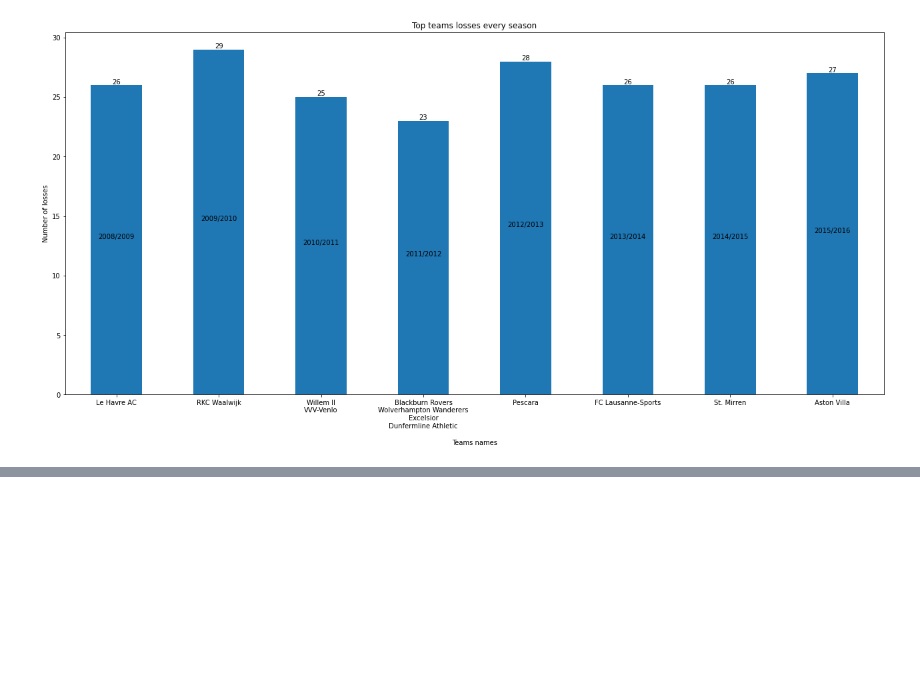
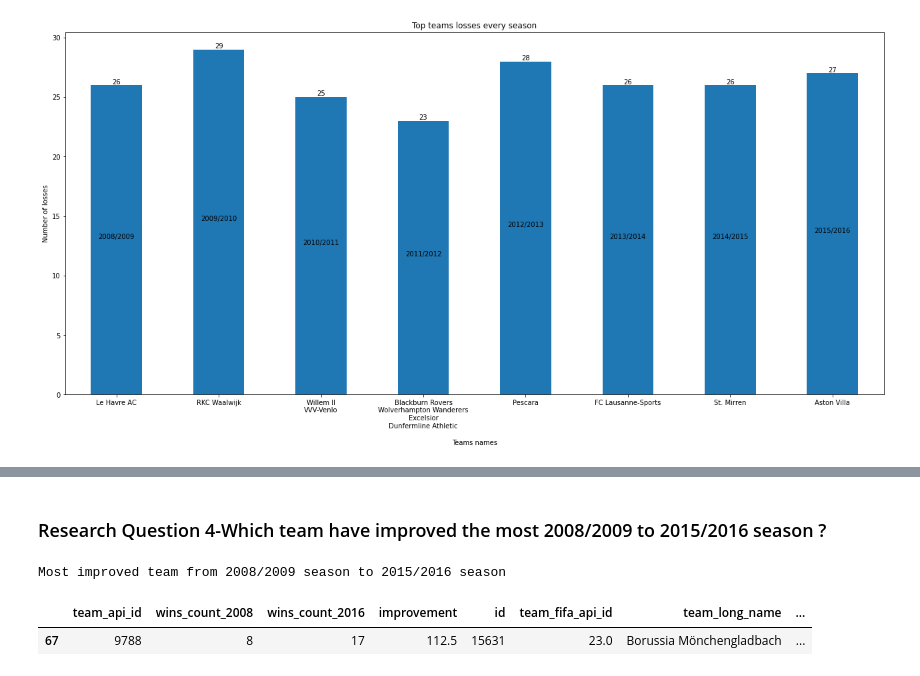
Before and after one commit to ahmed-m-nassar/Analysing-European-Soccer-Database, a Jupyter notebook: Investigate_a_Dataset.ipynb, the cells around one changed output, grey strips where cells are left out. Drawn from its saved outputs; the diff is of its cells as text; code cells hidden in the pictures; blank space fills up the shorter version.

```diff
--- a/Investigate_a_Dataset.ipynb
+++ b/Investigate_a_Dataset.ipynb
@@ -214,4 +122,3 @@ memory usage: 11.8+ KB
 # %%
 #Dropping team_fifa_api_id column
 dropped_columns = ['team_fifa_api_id' ]
-team_df.drop(dropped_columns , axis = 1 , inplace = True)
@@ -578,0 +344,10 @@ match_df.groupby(['season','winning_team_api_id']).count()
+# %% [markdown]
+### Research Question 4-Which team have improved the most  2008/2009 to 2015/2016 season ?
+# %%
+team_wins_count_2008_2016 = pd.merge(team_wins_count_2008_2016, team_df, on ='team_api_id', how ="inner")
+print('Most improved team from 2008/2009 season to 2015/2016 season')
+team_wins_count_2008_2016[team_wins_count_2008_2016['improvement'] == team_wins_count_2008_2016['improvement'].max()]
+# %% [output]
+Most improved team from 2008/2009 season to 2015/2016 season
+|  | team_api_id | wins_count_2008 | wins_count_2016 | improvement | id | team_fifa_api_id | team_long_name | ... |
+| 67 | 9788 | 8 | 17 | 112.5 | 15631 | 23.0 | Borussia Mönchengladbach | ... |
```
Also changed, not shown: parts of 46 cells of this notebook.
